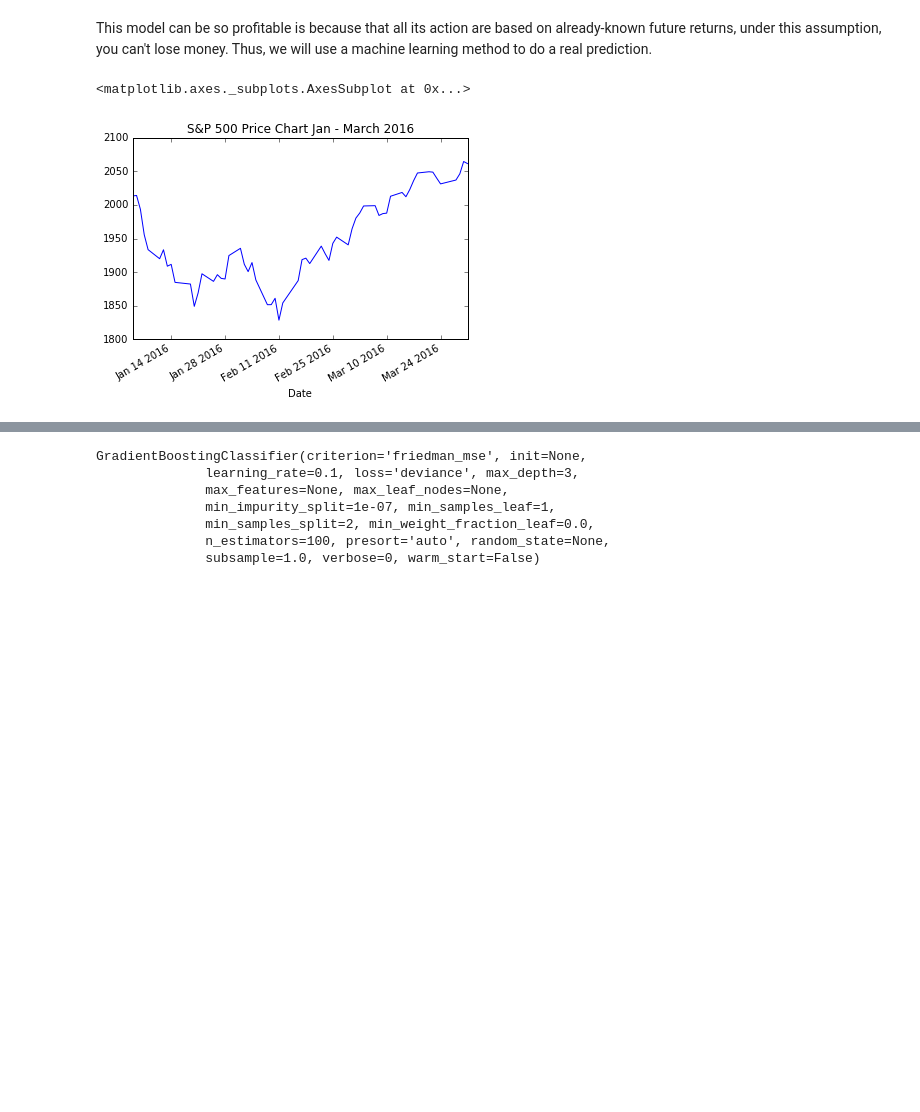
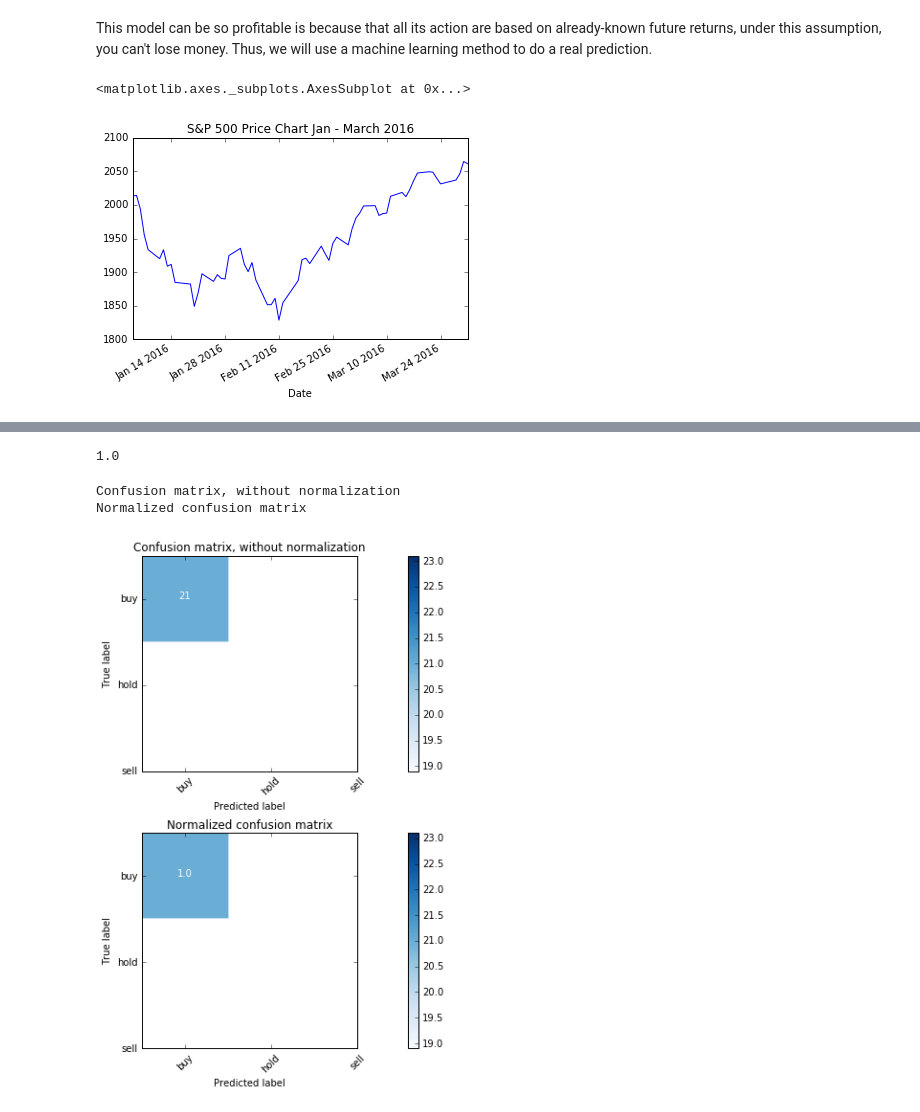
Before and after one commit to maxwelllee54/FinancialProgramClass, a Jupyter notebook: Project/Project3/Project3.ipynb, the cells around one changed output, grey strips where cells are left out. Cells and saved outputs as stored; diff of their text form; code cells hidden in the pictures; blank space fills up the shorter version.

```diff
--- a/Project/Project3/Project3.ipynb
+++ b/Project/Project3/Project3.ipynb
@@ -150,7 +128,7 @@ def label_action(data, k = 30, p = 0.05, t = 0.15):
 
     df.loc[df.sum_return >= t, 'action'] = 'buy'
     df.loc[(df.sum_return < t) & (df.sum_return > -t), 'action'] = 'hold'
-    df.loc[df.sum_return < -t, 'action'] = 'sell'
+    df.loc[df.sum_return <= -t, 'action'] = 'sell'
 
     return df.loc[:, ['Open', 'High', 'Low', 'Close', 'Volume', 'avg_price', 'sum_return', 'action']]
 # %%
@@ -174,20 +144,69 @@ df = df.loc[:'2016-10-31']
 # %%
-from sklearn import ensemble
-X_train = df.loc[:'2016-07-31',['Open', 'High', 'Low', 'Close', 'Volume', 'avg_price']]
-y_train = df.loc[:'2016-07-31','action']
-X_test = df.loc['2016-08-01':,['Open', 'High', 'Low', 'Close', 'Volume', 'avg_price']]
+from sklearn import ensemble, metrics
+X_train = df.loc[:'2016-09-30',['Open', 'High', 'Low', 'Close', 'Volume', 'avg_price']]
+y_train = df.loc[:'2016-09-30','action']
+X_test = df.loc['2016-10-01':,['Open', 'High', 'Low', 'Close', 'Volume', 'avg_price']]
+y_test = df.loc['2016-10-01':, 'action']
 
-params = {'n_estimators': 500, 'max_depth': 4, 'min_samples_split': 2, 'learning_rate': 0.01, 'loss': 'ls'}
-
+params = {'n_estimators': 1000, 'max_depth': 4, 'min_samples_split': 2, 'learning_rate': 0.01, 'loss': 'ls'}
 clf = ensemble.GradientBoostingClassifier()
 clf.fit(X_train, y_train)
 
 y_predict = clf.predict(X_test)
+
+confusion = metrics.confusion_matrix(y_test, y_predict)
+
+print(clf.score(X_test, y_test))
 # %% [output]
-GradientBoostingClassifier(criterion='friedman_mse', init=None,
-              learning_rate=0.1, loss='deviance', max_depth=3,
-              max_features=None, max_leaf_nodes=None,
-              min_impurity_split=1e-07, min_samples_leaf=1,
-              min_samples_split=2, min_weight_fraction_leaf=0.0,
-              n_estimators=100, presort='auto', random_state=None,
-              subsample=1.0, verbose=0, warm_start=False)
+1.0
+# %%
+from matplotlib import pyplot as plt
+import numpy as np
+import itertools
+def plot_confusion_matrix(cm, classes,
+                          normalize=False,
+                          title='Confusion matrix',
+                          cmap=plt.cm.Blues):
+    """
+    This function prints and plots the confusion matrix.
+    Normalization can be applied by setting `normalize=True`.
+    """
+    plt.imshow(cm, interpolation='nearest', cmap=cmap)
+    plt.title(title)
+    plt.colorbar()
+    tick_marks = np.arange(len(classes))
+    plt.xticks(tick_marks, classes, rotation=45)
+    plt.yticks(tick_marks, classes)
+
+    if normalize:
+        cm = cm.astype('float') / cm.sum(axis=1)[:, np.newaxis]
+        print("Normalized confusion matrix")
+    else:
+        print('Confusion matrix, without normalization')
+
+    thresh = cm.max() / 2.
+    for i, j in itertools.product(range(cm.shape[0]), range(cm.shape[1])):
+        plt.text(j, i, cm[i, j],
+                 horizontalalignment="center",
+                 color="white" if cm[i, j] > thresh else "black")
+
+    plt.tight_layout()
+    plt.ylabel('True label')
+    plt.xlabel('Predicted label')
+
+
+np.set_printoptions(precision=2)
+
+plt.figure(figsize=(15,8))
+plt.subplot(211)
+
+plot_confusion_matrix(confusion, classes=label.inverse_transform([0,1,2]),
+                      title='Confusion matrix, without normalization')
+
+plt.subplot(212)
+plot_confusion_matrix(confusion, classes=label.inverse_transform([0,1,2]), normalize=True,
+                      title='Normalized confusion matrix')
+# %% [output]
+Confusion matrix, without normalization
+Normalized confusion matrix
+[figure, added]
```
Also changed, not shown: parts of 11 cells of this notebook.
